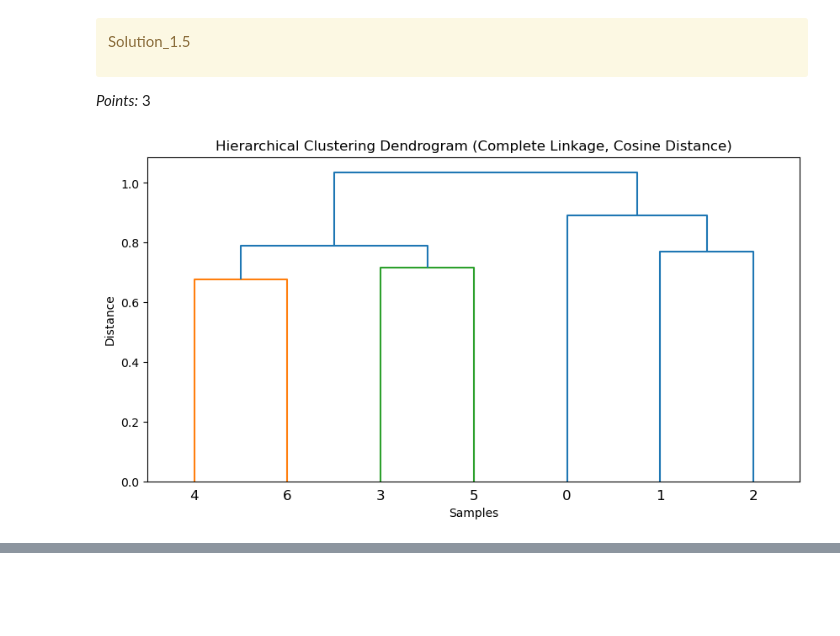
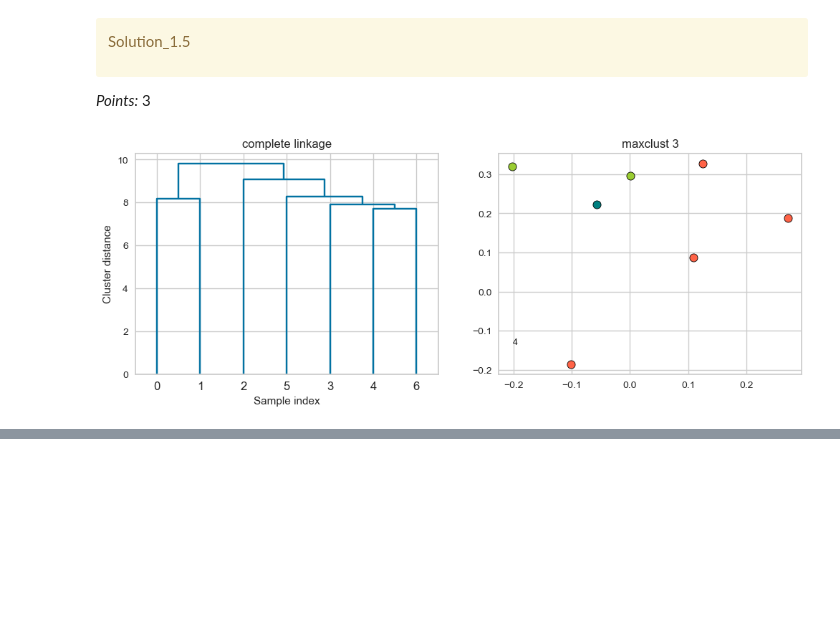
Before and after one commit to Dilu-Bilu/cs330-hw6, a Jupyter notebook: hw6 copy.ipynb, the cells around one changed output, grey strips where cells are left out. Drawn from its saved outputs; the diff is of its cells as text; code cells hidden in the pictures; blank space fills up the shorter version.

```diff
--- a/hw6 copy.ipynb
+++ b/hw6 copy.ipynb
@@ -370,13 +469,0 @@ linkage_matrix = sch.linkage(pdist(emb_sents, metric='cosine'), method='complete
-# %%
-# Step 2: Plot the dendrogram
-plt.figure(figsize=(10, 5))
-sch.dendrogram(linkage_matrix)
-plt.title("Hierarchical Clustering Dendrogram (Complete Linkage, Cosine Distance)")
-plt.xlabel("Samples")
-plt.ylabel("Distance")
-plt.show()
-
-num_clusters = 3  # Replace with the appropriate number of clusters
-hier_emb_labels = fcluster(linkage_matrix, num_clusters, criterion='maxclust')
-# %% [output]
-[figure, removed]
@@ -385,3 +470,9 @@ hier_emb_labels = fcluster(linkage_matrix, num_clusters, criterion='maxclust')
+# %%
+linkage_array = complete(emb_sents)
+hier_emb_labels = fcluster(linkage_array, 3, criterion="maxclust")
+plot_dendrogram_clusters(emb_sents, linkage_array, hier_emb_labels, linkage_type='complete', title="maxclust 3")
+# %% [output]
+[figure, added]
 # %%
 wiki_df["emb_hierarchical"] = hier_emb_labels
 wiki_df
```
Also changed, not shown: parts of 12 cells of this notebook, 1 other file.
